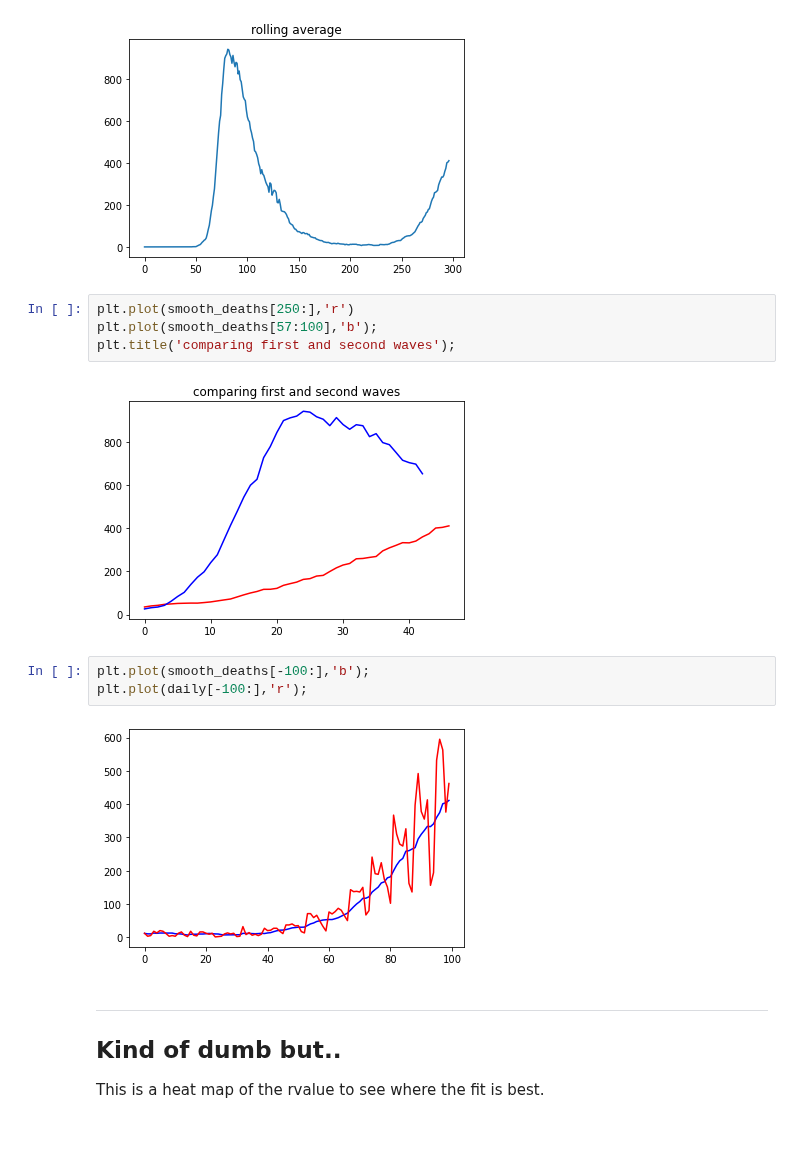
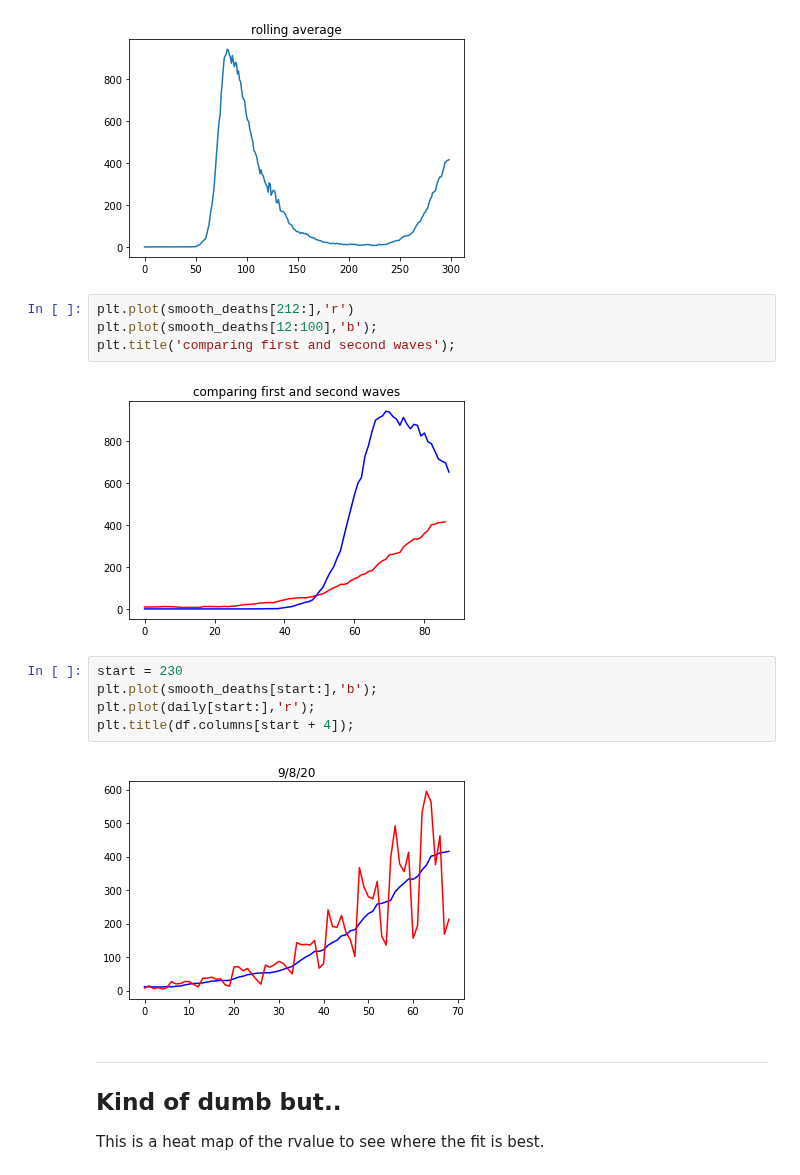
Before and after one commit to macbuse/macbuse.github.io, a Jupyter notebook: PROG/uk.ipynb, the cells around one changed output. Drawn from its saved outputs; the diff is of its cells as text; blank space fills up the shorter version.

```diff
--- a/PROG/uk.ipynb
+++ b/PROG/uk.ipynb
@@ -146,16 +146,18 @@ plt.title('rolling average');
 # %% [output]
 [figure]
 # %%
-plt.plot(smooth_deaths[250:],'r')
-plt.plot(smooth_deaths[57:100],'b');
+plt.plot(smooth_deaths[212:],'r')
+plt.plot(smooth_deaths[12:100],'b');
 plt.title('comparing first and second waves');
 # %% [output]
-[figure, old version]
+[figure, new version]
 # %%
-plt.plot(smooth_deaths[-100:],'b');
-plt.plot(daily[-100:],'r');
+start = 230
+plt.plot(smooth_deaths[start:],'b');
+plt.plot(daily[start:],'r');
+plt.title(df.columns[start + 4]);
 # %% [output]
-[figure, old version]
+[figure, new version]
 # %% [markdown]
 ---
 
```
Also changed, not shown: parts of 13 cells of this notebook.
